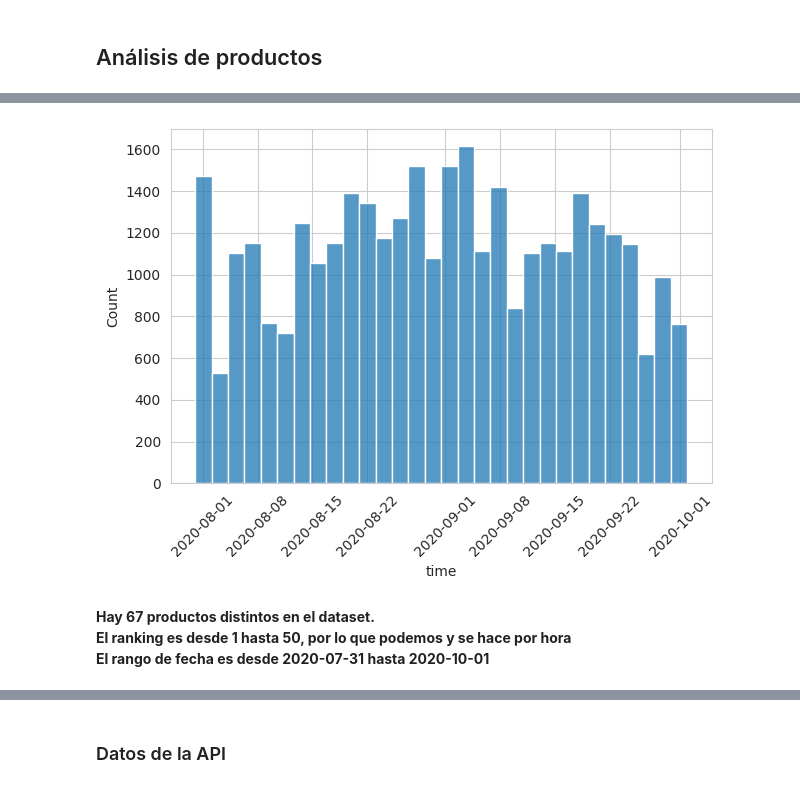
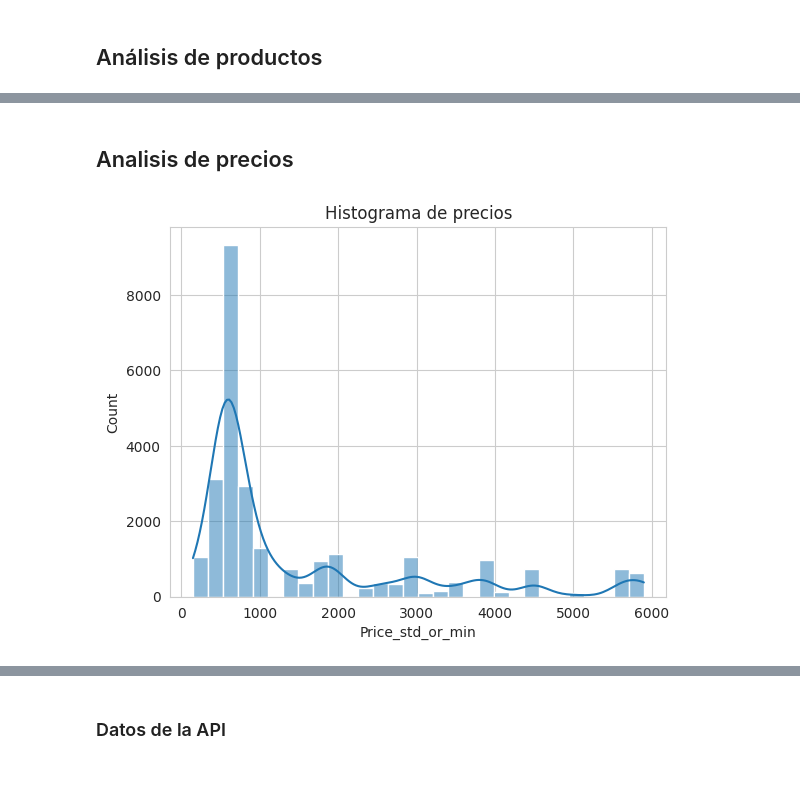
Before and after one commit to MiguelOscar4515/Tarea_2-Maestria, a Jupyter notebook: datasets_amazon.ipynb, the cells around one changed output, grey strips where cells are left out. Drawn from its saved outputs; the diff is of its cells as text; code cells hidden in the pictures.

```diff
--- a/datasets_amazon.ipynb
+++ b/datasets_amazon.ipynb
@@ -450,6 +435,0 @@ grouped_by_date
-# %%
-import matplotlib.pyplot as plt
-import seaborn as sns
-
-%matplotlib inline
-sns.set_style('whitegrid')
@@ -466,11 +436,10 @@ plt.show()
-# %%
-sns.histplot(data=mx_devices, x='time', bins=30)
-plt.xticks(rotation=45)
-plt.tight_layout()
-plt.show()
-# %% [output]
-[figure, removed]
-# %% [markdown]
-**Hay 67 productos distintos en el dataset.** <br>
-**El ranking es desde 1 hasta 50, por lo que podemos y se hace por hora** <br>
-**El rango de fecha es desde 2020-07-31 hasta 2020-10-01**
+# %% [markdown]
+## Analisis de precios
+# %%
+# Histograma de precios
+
+sns.histplot(data=mx_devices['Price_std_or_min'].dropna(), bins=30, kde=True)
+plt.title('Histograma de precios')
+plt.show()
+# %% [output]
+[figure, added]
```
Also changed, not shown: parts of 28 cells of this notebook.
